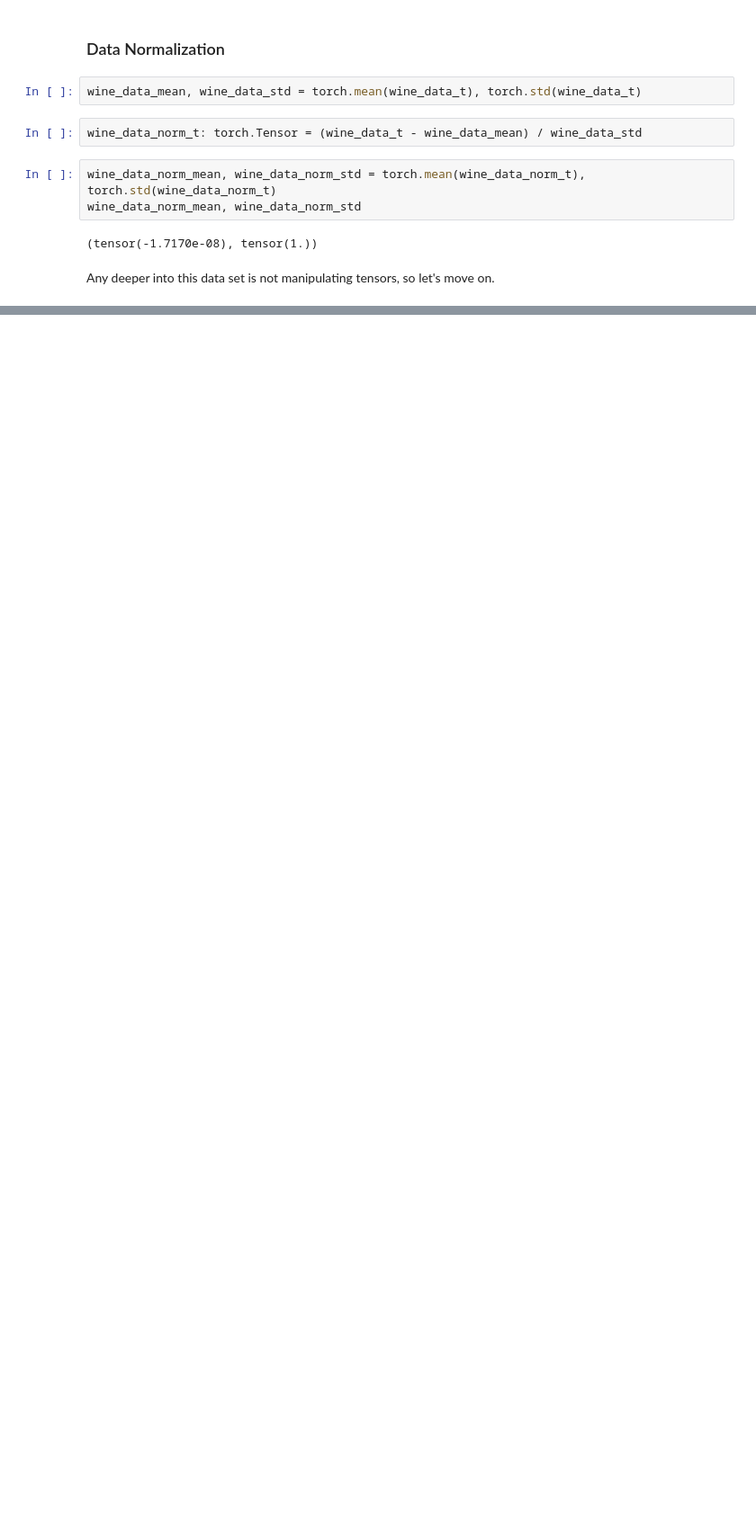
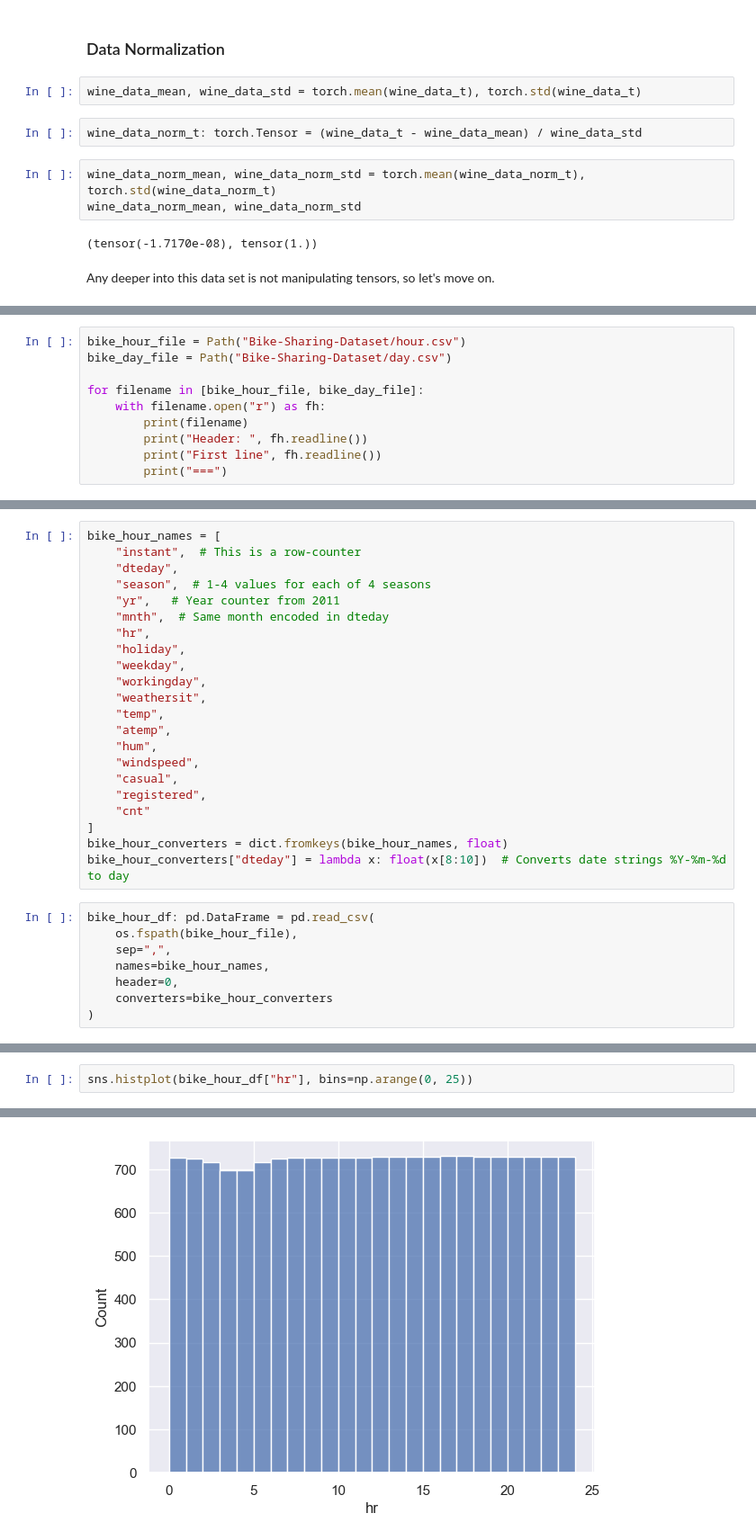
Before and after one commit to hoganman/deeplearningpytorch, a Jupyter notebook: 01-tensors-basics.ipynb, the cells around one changed output, grey strips where cells are left out. Shown at 90% size. Cells and saved outputs as stored; diff of their text form; blank space fills up the shorter version.

Commit message:
Import time series data

```diff
--- a/01-tensors-basics.ipynb
+++ b/01-tensors-basics.ipynb
@@ -273,0 +277,10 @@ Any deeper into this data set is not manipulating tensors, so let's move on.
+# %%
+bike_hour_file = Path("Bike-Sharing-Dataset/hour.csv")
+bike_day_file = Path("Bike-Sharing-Dataset/day.csv")
+
+for filename in [bike_hour_file, bike_day_file]:
+    with filename.open("r") as fh:
+        print(filename)
+        print("Header: ", fh.readline())
+        print("First line", fh.readline())
+        print("===")
@@ -273,0 +302,30 @@ Any deeper into this data set is not manipulating tensors, so let's move on.
+# %%
+bike_hour_names = [
+    "instant",  # This is a row-counter
+    "dteday",
+    "season",  # 1-4 values for each of 4 seasons
+    "yr",   # Year counter from 2011
+    "mnth",  # Same month encoded in dteday
+    "hr",
+    "holiday",
+    "weekday",
+    "workingday",
+    "weathersit",
+    "temp",
+    "atemp",
+    "hum",
+    "windspeed",
+    "casual",
+    "registered",
+    "cnt"
+]
+bike_hour_converters = dict.fromkeys(bike_hour_names, float)
+bike_hour_converters["dteday"] = lambda x: float(x[8:10])  # Converts date strings %Y-%m-%d to day
+# %%
+bike_hour_df: pd.DataFrame = pd.read_csv(
+    os.fspath(bike_hour_file),
+    sep=",",
+    names=bike_hour_names,
+    header=0,
+    converters=bike_hour_converters
+)
@@ -273,0 +343,3 @@ Any deeper into this data set is not manipulating tensors, so let's move on.
+# %%
+sns.histplot(bike_hour_df["hr"], bins=np.arange(0, 25))
+# %% [output]
@@ -273,0 +347 @@ Any deeper into this data set is not manipulating tensors, so let's move on.
+[figure, added]
```
Also changed, not shown: parts of 19 cells of this notebook.
